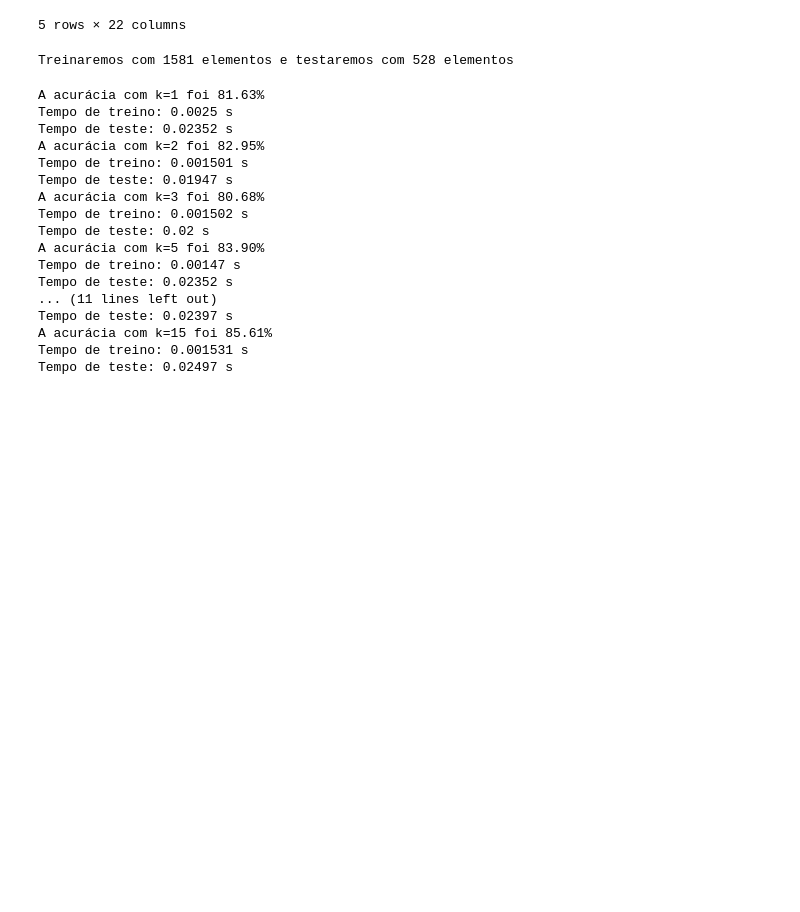
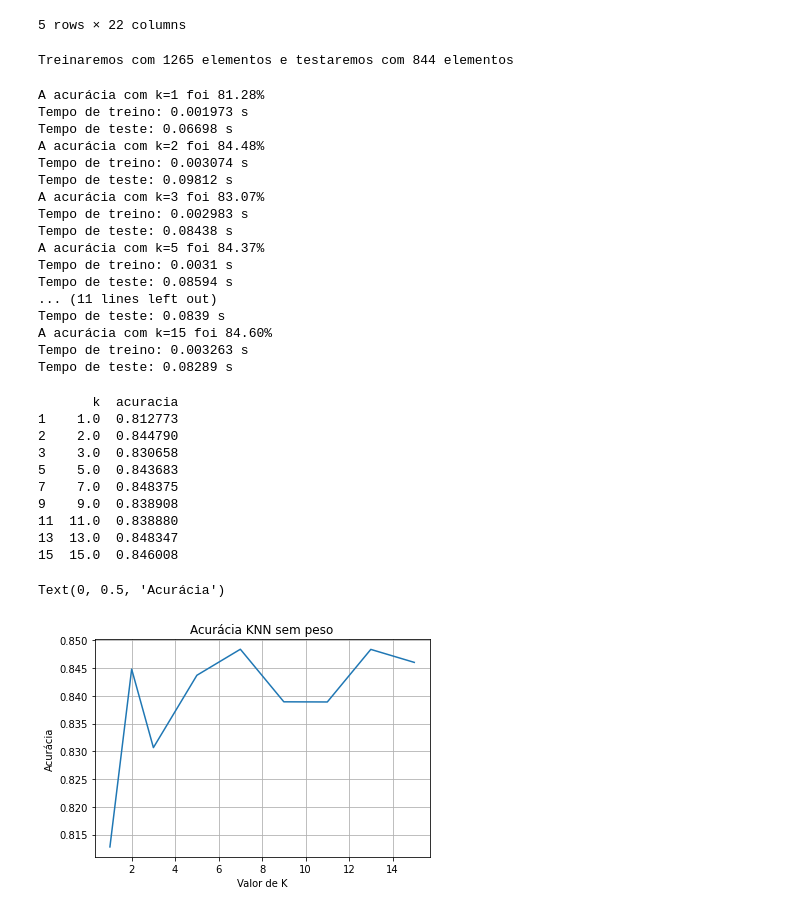
Before and after one commit to vmmelo/lista1-if699-ml, a Jupyter notebook: lista.ipynb, the cells around one changed output. Cells and saved outputs as stored; diff of their text form; code cells hidden in the pictures; blank space fills up the shorter version.

Commit message:
kfold cross validation

```diff
--- a/lista.ipynb
+++ b/lista.ipynb
@@ -31,6 +31,8 @@ kc1Dataset.head()
 from sklearn.neighbors import KNeighborsClassifier
 from sklearn.model_selection import train_test_split
 from sklearn.metrics import accuracy_score
+from sklearn.model_selection  import KFold
+from sklearn.model_selection import cross_val_score
 import time
 
 variacoes_k = [1,2,3,5,7,9,11,13,15]
@@ -38,12 +40,17 @@ SEED = 5
 np.random.seed(SEED)
 x = kc1Dataset.loc[:, kc1Dataset.columns != 'problems']
 y = kc1Dataset['problems']
-treino_x, teste_x, treino_y, teste_y = train_test_split(x, y, test_size = 0.25,
+
+# prepara o procedimento cross-validation
+cv = KFold(n_splits=10, random_state=1, shuffle=True)
+
+treino_x, teste_x, treino_y, teste_y = train_test_split(x, y, test_size = 0.4,
                                                          stratify = y)
 print("Treinaremos com %d elementos e testaremos com %d elementos" % (len(treino_x), len(teste_x)))
 # %% [output]
-Treinaremos com 1581 elementos e testaremos com 528 elementos
+Treinaremos com 1265 elementos e testaremos com 844 elementos
 # %%
+taxasAcertoSemPeso = pd.DataFrame(columns=['k', 'acuracia'])
 for k in variacoes_k:
     neigh = KNeighborsClassifier(n_neighbors=k, weights='uniform', metric='euclidean')
 
@@ -58,26 +65,49 @@ for k in variacoes_k:
     tempoTeste = fimTeste - inicioTeste
 
     #calculando a acuracia
-    acuracia = accuracy_score(teste_y, previsoes) * 100
-    print(f"A acurácia com k={k} foi %.2f%%" % acuracia)
+    acuracia = np.mean(cross_val_score(neigh, teste_x, teste_y, cv=cv))
+    print(f"A acurácia com k={k} foi %.2f%%" % (acuracia * 100))
     print("Tempo de treino: %.4g s" % tempoTreino)
     print("Tempo de teste: %.4g s" % tempoTeste)
+    taxasAcertoSemPeso.loc[k] = [k, acuracia]
 # %% [output]
-A acurácia com k=1 foi 81.63%
-Tempo de treino: 0.0025 s
-Tempo de teste: 0.02352 s
-A acurácia com k=2 foi 82.95%
-Tempo de treino: 0.001501 s
-Tempo de teste: 0.01947 s
-A acurácia com k=3 foi 80.68%
-Tempo de treino: 0.001502 s
-Tempo de teste: 0.02 s
-A acurácia com k=5 foi 83.90%
-Tempo de treino: 0.00147 s
-Tempo de teste: 0.02352 s
+A acurácia com k=1 foi 81.28%
+Tempo de treino: 0.001973 s
+Tempo de teste: 0.06698 s
+A acurácia com k=2 foi 84.48%
+Tempo de treino: 0.003074 s
+Tempo de teste: 0.09812 s
+A acurácia com k=3 foi 83.07%
+Tempo de treino: 0.002983 s
+Tempo de teste: 0.08438 s
+A acurácia com k=5 foi 84.37%
+Tempo de treino: 0.0031 s
+Tempo de teste: 0.08594 s
 ... (11 lines left out)
-Tempo de teste: 0.02397 s
-A acurácia com k=15 foi 85.61%
-Tempo de treino: 0.001531 s
-Tempo de teste: 0.02497 s
+Tempo de teste: 0.0839 s
+A acurácia com k=15 foi 84.60%
+Tempo de treino: 0.003263 s
+Tempo de teste: 0.08289 s
+# %%
+import matplotlib.pyplot as plt
+
+print(taxasAcertoSemPeso)
+plt.plot(taxasAcertoSemPeso['k'],taxasAcertoSemPeso['acuracia'])
+plt.title("Acurácia KNN sem peso")
+plt.grid(True)
+plt.xlabel("Valor de K")
+plt.ylabel("Acurácia")
+# %% [output]
+       k  acuracia
+1    1.0  0.812773
+2    2.0  0.844790
+3    3.0  0.830658
+5    5.0  0.843683
+7    7.0  0.848375
+9    9.0  0.838908
+11  11.0  0.838880
+13  13.0  0.848347
+15  15.0  0.846008
+Text(0, 0.5, 'Acurácia')
+[figure, added]
 # %%
```
Also changed, not shown: parts of 2 cells of this notebook, 1 other file.
